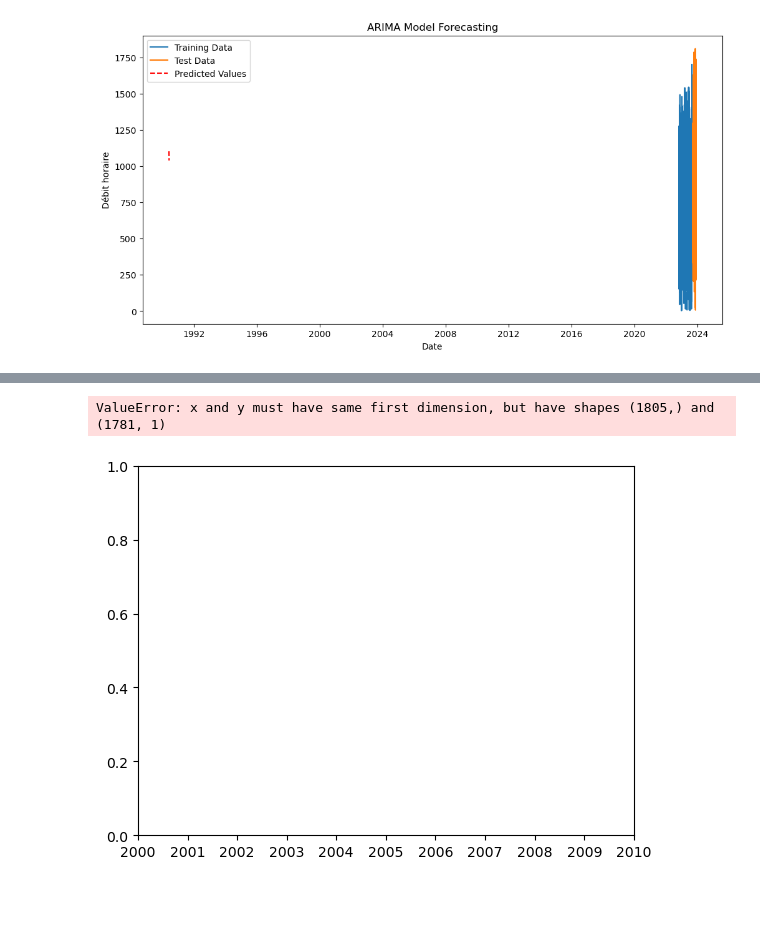
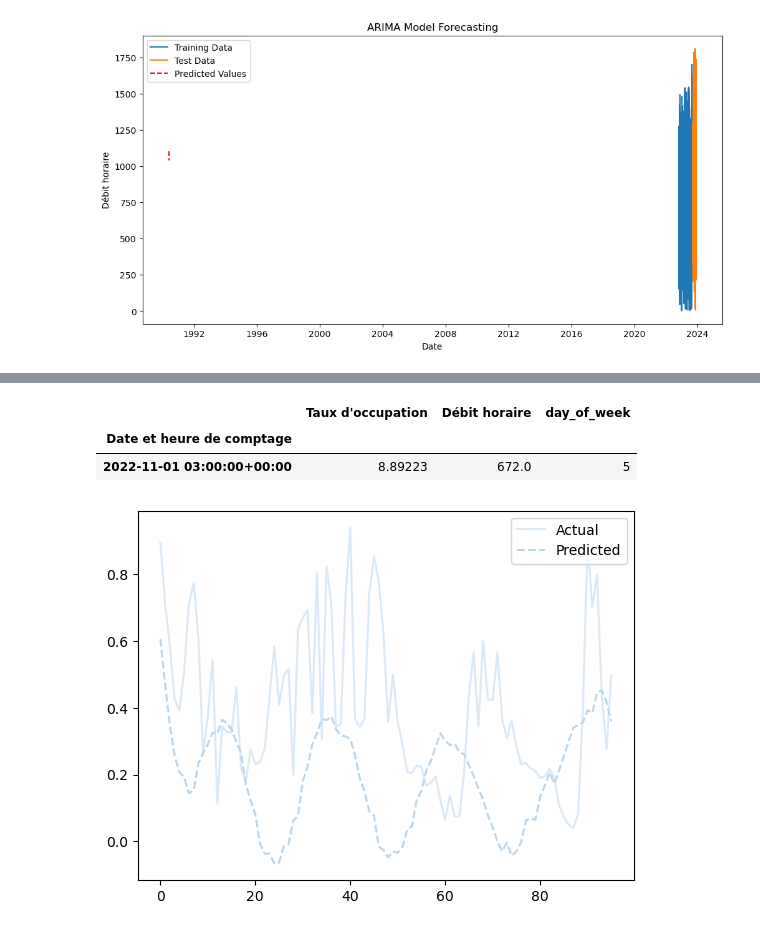
Before and after one commit to Ara-ban/BCG, a Jupyter notebook: notebook.ipynb, the cells around one changed output, grey strips where cells are left out. Drawn from its saved outputs; the diff is of its cells as text; code cells hidden in the pictures; blank space fills up the shorter version.

Commit message:
LSTM

```diff
--- a/notebook.ipynb
+++ b/notebook.ipynb
@@ -268,4 +414,0 @@ cvtion=convention[['Date et heure de comptage','Débit horaire',"Taux d'occupati
-# %%
-champs=champs.set_index('Date et heure de comptage')
-stpr=stpr.set_index('Date et heure de comptage')
-cvtion=cvtion.set_index('Date et heure de comptage')
@@ -459,0 +621,3 @@ Mean Squared Error (KNN): 23440.62226979112
+# %%
+df_champs['Date et heure de comptage']=pd.to_datetime(df_champs['Date et heure de comptage'],utc=True)
+df_champs=df_champs.set_index('Date et heure de comptage')
@@ -459,0 +630,8 @@ Mean Squared Error (KNN): 23440.62226979112
+# %%
+df_champs.drop('week',axis=1,inplace=True)
+# %%
+df_champs.head(1)
+# %% [output]
+|  | Taux d'occupation | Débit horaire | day_of_week |
+| Date et heure de comptage |  |  |  |
+| 2022-11-01 03:00:00+00:00 | 8.89223 | 672.0 | 5 |
@@ -460,8 +667,28 @@ Mean Squared Error (KNN): 23440.62226979112
+# %%
+
+
+
+model = Sequential()
+model.add(LSTM(units=50, activation='relu', input_shape=(seq_length, 1)))
+#model.add(BatchNormalization())
+
+model.add(Dense(units=forecast_horizon))  # Adjust units based on the forecast horizon
+cp=ModelCheckpoint('model/',save_best_only=True)
+model.compile(optimizer='adam', loss='mean_squared_error')
+model.fit(X_train, y_train, epochs=20, batch_size=32,callbacks=[cp],validation_split=0.1)
+
+
+y_pred = model.predict(X_test)
+
+y_pred = scaler.inverse_transform(y_pred.reshape(-1, forecast_horizon))
+y_test = scaler.inverse_transform(y_test.reshape(-1, forecast_horizon))
+
+mse = mean_squared_error(y_test, y_pred)
+print('Mean Squared Error (MSE):', mse)
 # %%
-plt.plot(test.index,y_test, label='Actual')
-plt.plot(test.index,y_pred, label='Predicted', linestyle='--')
+plt.plot(y_test[100], label='Actual')
+plt.plot( y_pred[100], label='Predicted', linestyle='--')
 plt.legend()
 plt.show()
 # %% [output]
-ValueError: x and y must have same first dimension, but have shapes (1805,) and (1781, 1)
-[figure, old version]
+[figure, new version]
```
Also changed, not shown: parts of 42 cells of this notebook, 21 other files.
